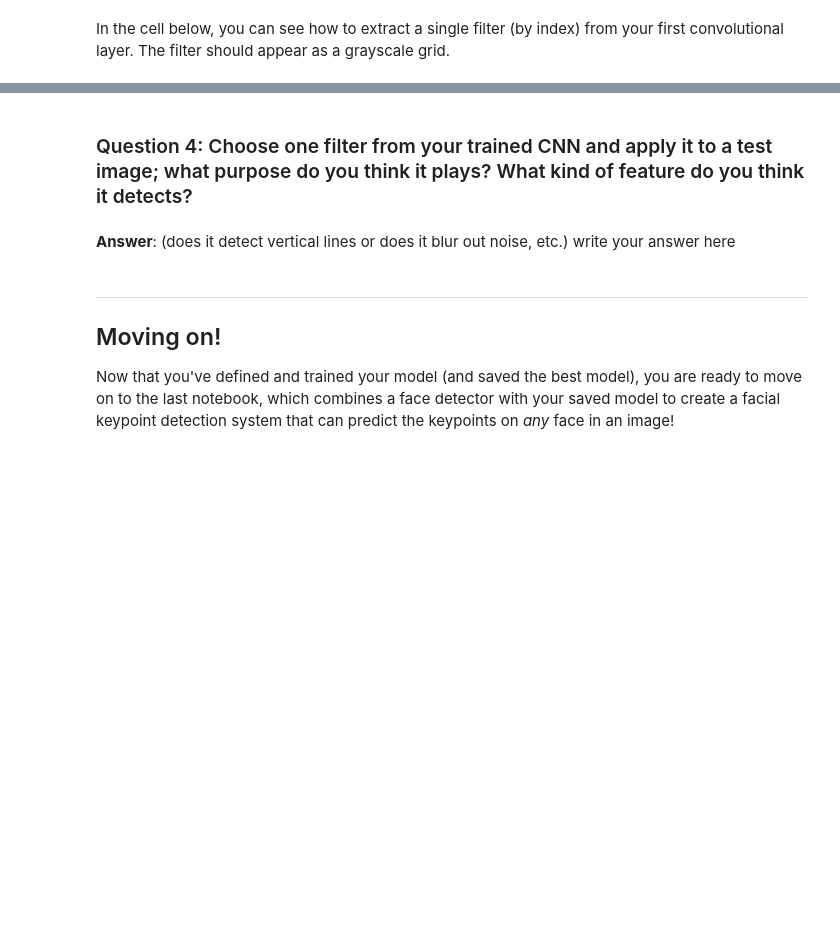
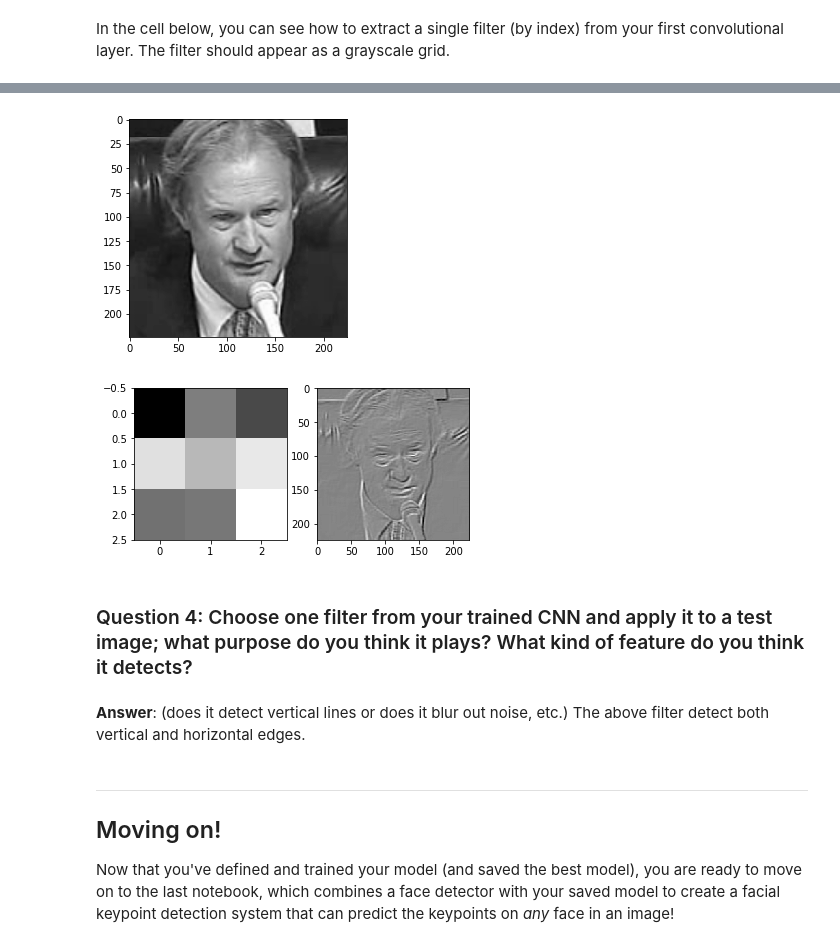
Before and after one commit to cjpan/P1_Facial_Keypoints, a Jupyter notebook: 2. Define the Network Architecture.ipynb, the cells around one changed output, grey strips where cells are left out. Saved outputs shown, nothing was run; the diff lists cells and outputs as text; code cells hidden in the pictures; blank space fills up the shorter version.

```diff
--- a/2. Define the Network Architecture.ipynb
+++ b/2. Define the Network Architecture.ipynb
@@ -543,7 +564,24 @@ plt.show()
+# %%
+plt.imshow(img, cmap='gray')
+
+w = net.conv1.weight.data.cpu().numpy()
+fig = plt.figure()
+
+fig.add_subplot(1, 2, 1)
+plt.imshow(w[0][0], cmap='gray')
+fig.add_subplot(1, 2, 2)
+c = cv2.filter2D(img, -1, w[0][0])
+plt.imshow(c, cmap='gray')
+
+plt.show()
+# %% [output]
+[figure, added]
+[figure, added]
 # %% [markdown]
 ### Question 4: Choose one filter from your trained CNN and apply it to a test image; what purpose do you think it plays? What kind of feature do you think it detects?
 # %% [markdown]
-**Answer**: (does it detect vertical lines or does it blur out noise, etc.) write your answer here
+**Answer**: (does it detect vertical lines or does it blur out noise, etc.)
+The above filter detect both vertical and horizontal edges.
 # %% [markdown]
 ---
 ## Moving on!
```
Also changed, not shown: parts of 18 cells of this notebook, 4 other files.
